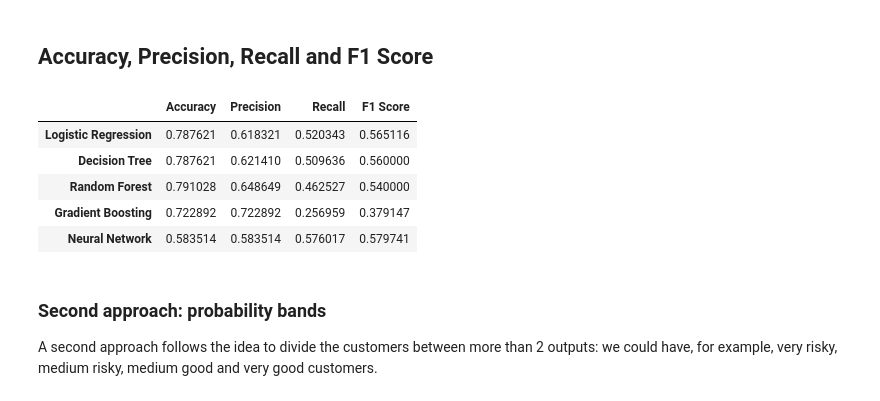
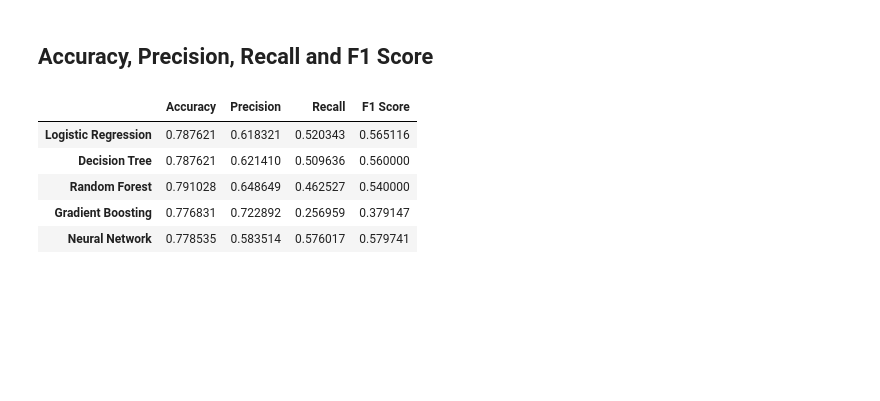
Before and after one commit to gigiatzeni/Tlc_Assignment_UCSC, a Jupyter notebook: Telco.ipynb, the cells around one changed output. Cells and saved outputs as stored; diff of their text form; code cells hidden in the pictures; blank space fills up the shorter version.

```diff
--- a/Telco.ipynb
+++ b/Telco.ipynb
@@ -1609,19 +1625,16 @@ plt.show()
 # %% [markdown]
 ## Accuracy, Precision, Recall and F1 Score
 # %%
-pd.DataFrame({'Accuracy': [accuracy_score(y_test,lr_preds),accuracy_score(y_test,dt_preds),accuracy_score(y_test,rf_preds),precision_score(y_test,gb_preds), precision_score(y_test,nn_preds)],
+Measures = pd.DataFrame({'Accuracy': [accuracy_score(y_test,lr_preds),accuracy_score(y_test,dt_preds),accuracy_score(y_test,rf_preds),accuracy_score(y_test,gb_preds), accuracy_score(y_test,nn_preds)],
             'Precision': [precision_score(y_test,lr_preds),precision_score(y_test,dt_preds),precision_score(y_test,rf_preds),precision_score(y_test,gb_preds), precision_score(y_test,nn_preds)],
               'Recall': [recall_score(y_test,lr_preds),recall_score(y_test,dt_preds),recall_score(y_test,rf_preds),recall_score(y_test,gb_preds),recall_score(y_test,nn_preds)],
              'F1 Score':[f1_score(y_test,lr_preds),f1_score(y_test,dt_preds),f1_score(y_test,rf_preds),f1_score(y_test,gb_preds),f1_score(y_test,nn_preds)]},
              index=['Logistic Regression', 'Decision Tree', 'Random Forest', 'Gradient Boosting', 'Neural Network'])
+Measures
 # %% [output]
 |  | Accuracy | Precision | Recall | F1 Score |
 | Logistic Regression | 0.787621 | 0.618321 | 0.520343 | 0.565116 |
 | Decision Tree | 0.787621 | 0.621410 | 0.509636 | 0.560000 |
 | Random Forest | 0.791028 | 0.648649 | 0.462527 | 0.540000 |
-| Gradient Boosting | 0.722892 | 0.722892 | 0.256959 | 0.379147 |
-| Neural Network | 0.583514 | 0.583514 | 0.576017 | 0.579741 |
+| Gradient Boosting | 0.776831 | 0.722892 | 0.256959 | 0.379147 |
+| Neural Network | 0.778535 | 0.583514 | 0.576017 | 0.579741 |
-# %% [markdown]
-### Second approach: probability bands
-
-A second approach follows the idea to divide the customers between more than 2 outputs: we could have, for example, very risky, medium risky, medium good and very good customers.
```
Also changed, not shown: parts of 39 cells of this notebook.
